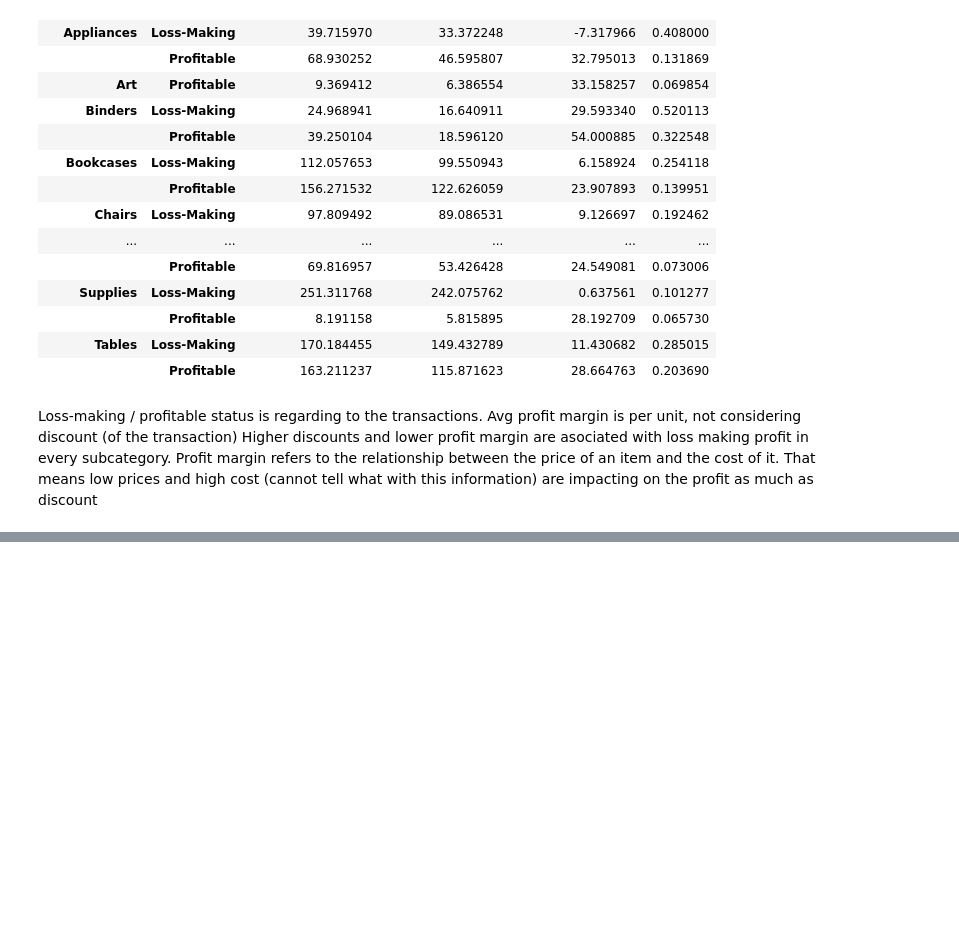
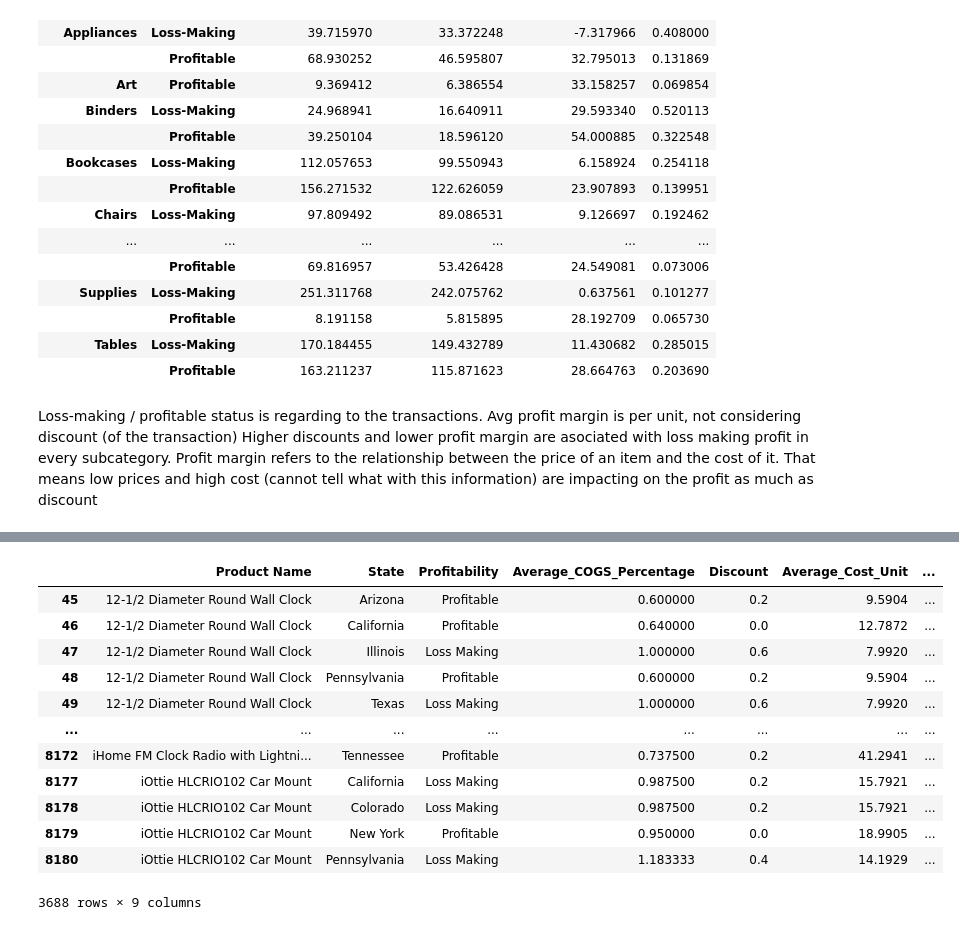
Before and after one commit to pabs-llama/projects, a Jupyter notebook: project_5_ecommerce/updated_superstore.ipynb, the cells around one changed output, grey strips where cells are left out. Drawn from its saved outputs; the diff is of its cells as text; code cells hidden in the pictures; blank space fills up the shorter version.

```diff
--- a/project_5_ecommerce/updated_superstore.ipynb
+++ b/project_5_ecommerce/updated_superstore.ipynb
@@ -663,0 +755,23 @@ state_revenue_impact_summary.to_csv("state_revenue_impact.csv")
+# %%
+# Filter products that appear in both "Profitable" and "Loss Making" categories across different states
+product_state_counts = product_cogs_recalculated.groupby("Product Name")["Profitability"].nunique()
+products_with_mixed_profitability = product_state_counts[product_state_counts > 1].index
+
+# Filter the dataset to include only products that are both profitable and unprofitable in different states
+filtered_product_cogs_analysis = product_cogs_recalculated[product_cogs_recalculated["Product Name"].isin(products_with_mixed_profitability)]
+
+filtered_product_cogs_analysis
+# %% [output]
+|  | Product Name | State | Profitability | Average_COGS_Percentage | Discount | Average_Cost_Unit | ... |
+| 45 | 12-1/2 Diameter Round Wall Clock | Arizona | Profitable | 0.600000 | 0.2 | 9.5904 | ... |
+| 46 | 12-1/2 Diameter Round Wall Clock | California | Profitable | 0.640000 | 0.0 | 12.7872 | ... |
+| 47 | 12-1/2 Diameter Round Wall Clock | Illinois | Loss Making | 1.000000 | 0.6 | 7.9920 | ... |
+| 48 | 12-1/2 Diameter Round Wall Clock | Pennsylvania | Profitable | 0.600000 | 0.2 | 9.5904 | ... |
+| 49 | 12-1/2 Diameter Round Wall Clock | Texas | Loss Making | 1.000000 | 0.6 | 7.9920 | ... |
+| ... | ... | ... | ... | ... | ... | ... | ... |
+| 8172 | iHome FM Clock Radio with Lightni... | Tennessee | Profitable | 0.737500 | 0.2 | 41.2941 | ... |
+| 8177 | iOttie HLCRIO102 Car Mount | California | Loss Making | 0.987500 | 0.2 | 15.7921 | ... |
+| 8178 | iOttie HLCRIO102 Car Mount | Colorado | Loss Making | 0.987500 | 0.2 | 15.7921 | ... |
+| 8179 | iOttie HLCRIO102 Car Mount | New York | Profitable | 0.950000 | 0.0 | 18.9905 | ... |
+| 8180 | iOttie HLCRIO102 Car Mount | Pennsylvania | Loss Making | 1.183333 | 0.4 | 14.1929 | ... |
+3688 rows × 9 columns
```
Also changed, not shown: parts of 9 cells of this notebook, 1 other file.
